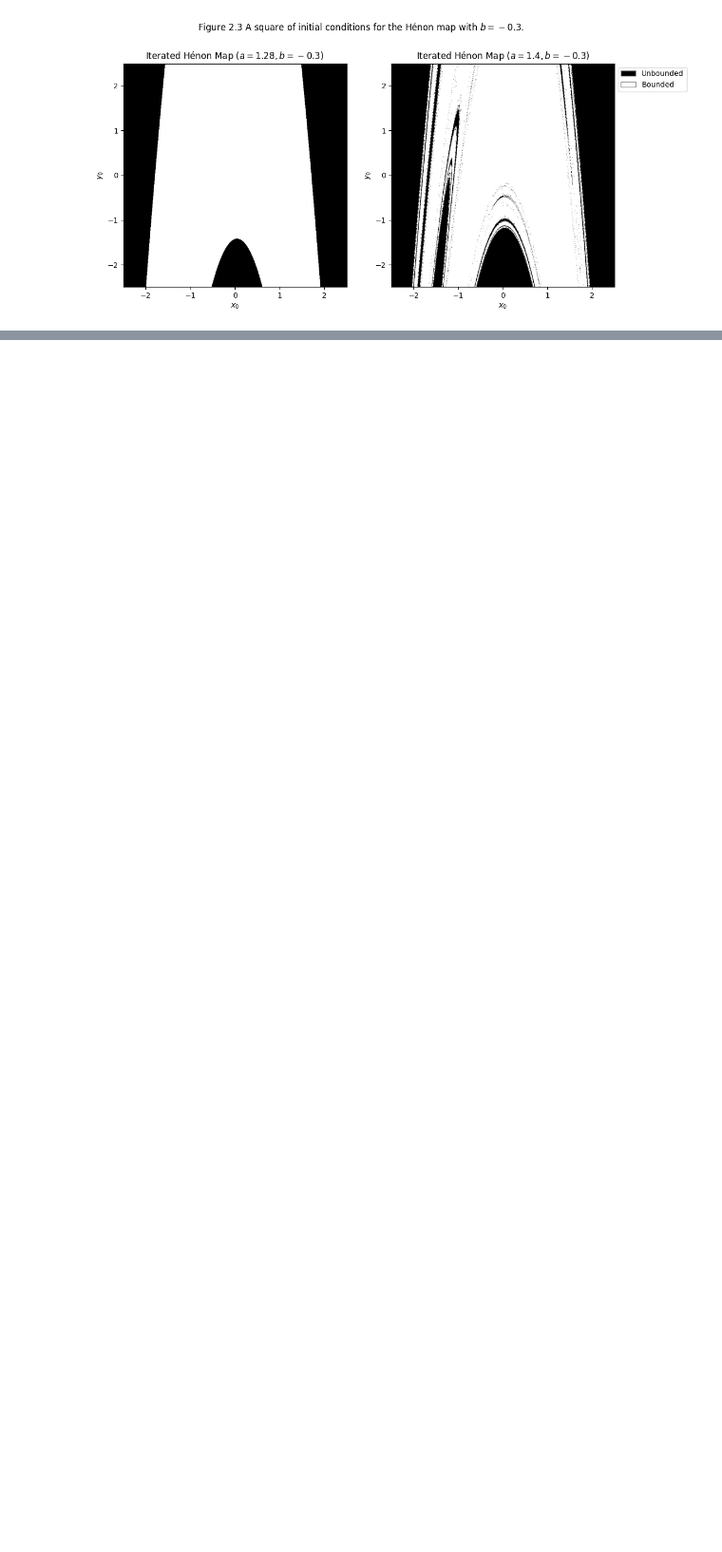
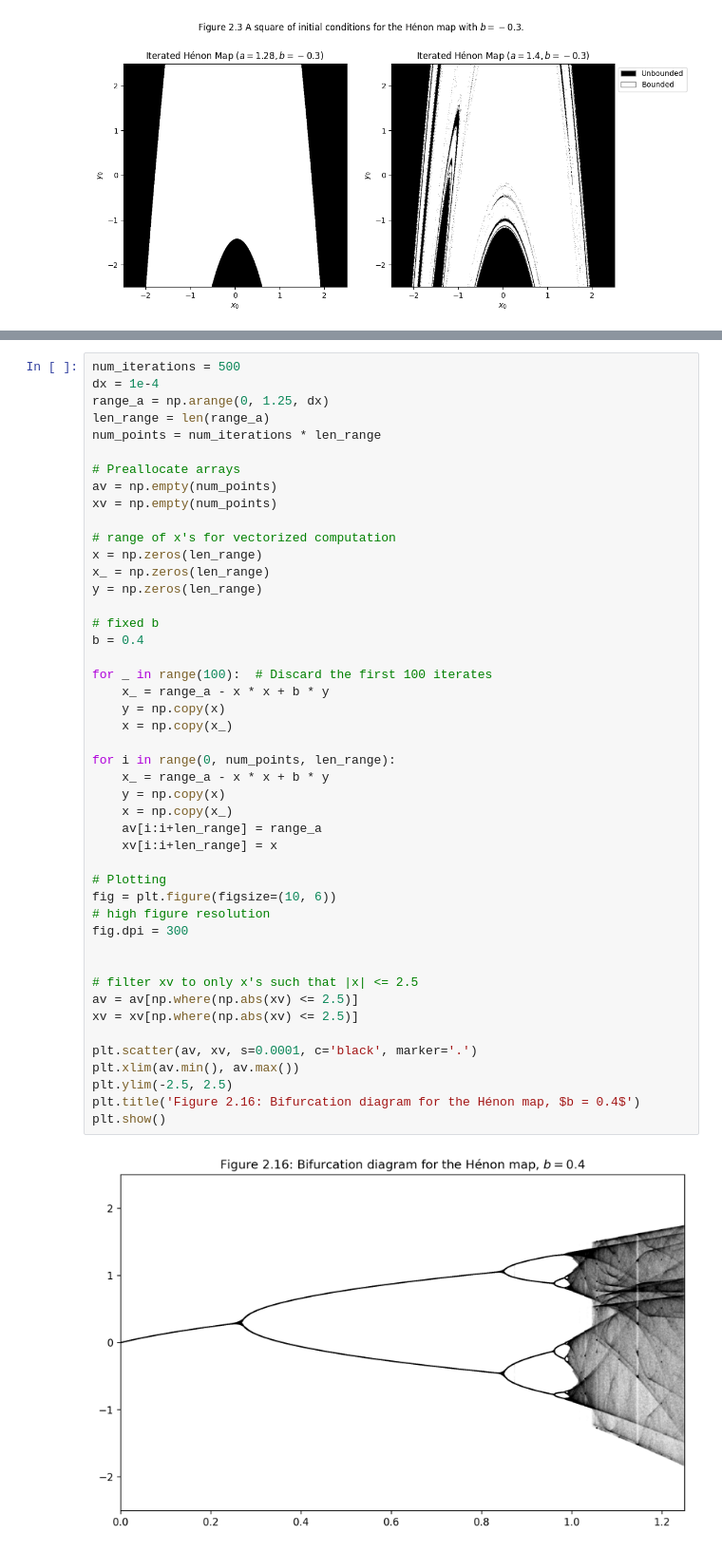
Before and after one commit to vini-fda/FM_223_Lista2, a Jupyter notebook: lista2.ipynb, the cells around one changed output, grey strips where cells are left out. Shown at 95% size. Drawn from its saved outputs; the diff is of its cells as text; blank space fills up the shorter version.

Commit message:
added figure 2.16

```diff
--- a/lista2.ipynb
+++ b/lista2.ipynb
@@ -78,0 +81,48 @@ plt.show()
+# %%
+num_iterations = 500
+dx = 1e-4
+range_a = np.arange(0, 1.25, dx)
+len_range = len(range_a)
+num_points = num_iterations * len_range
+
+# Preallocate arrays
+av = np.empty(num_points)
+xv = np.empty(num_points)
+
+# range of x's for vectorized computation
+x = np.zeros(len_range)
+x_ = np.zeros(len_range)
+y = np.zeros(len_range)
+
+# fixed b
+b = 0.4
+
+for _ in range(100):  # Discard the first 100 iterates
+    x_ = range_a - x * x + b * y
+    y = np.copy(x)
+    x = np.copy(x_)
+
+for i in range(0, num_points, len_range):
+    x_ = range_a - x * x + b * y
+    y = np.copy(x)
+    x = np.copy(x_)
+    av[i:i+len_range] = range_a
+    xv[i:i+len_range] = x
+
+# Plotting
+fig = plt.figure(figsize=(10, 6))
+# high figure resolution
+fig.dpi = 300
+
+
+# filter xv to only x's such that |x| <= 2.5
+av = av[np.where(np.abs(xv) <= 2.5)]
+xv = xv[np.where(np.abs(xv) <= 2.5)]
+
+plt.scatter(av, xv, s=0.0001, c='black', marker='.')
+plt.xlim(av.min(), av.max())
+plt.ylim(-2.5, 2.5)
+plt.title('Figure 2.16: Bifurcation diagram for the Hénon map, $b = 0.4$')
+plt.show()
+# %% [output]
+[figure, added]
```
Also changed, not shown: parts of 1 cell of this notebook.
